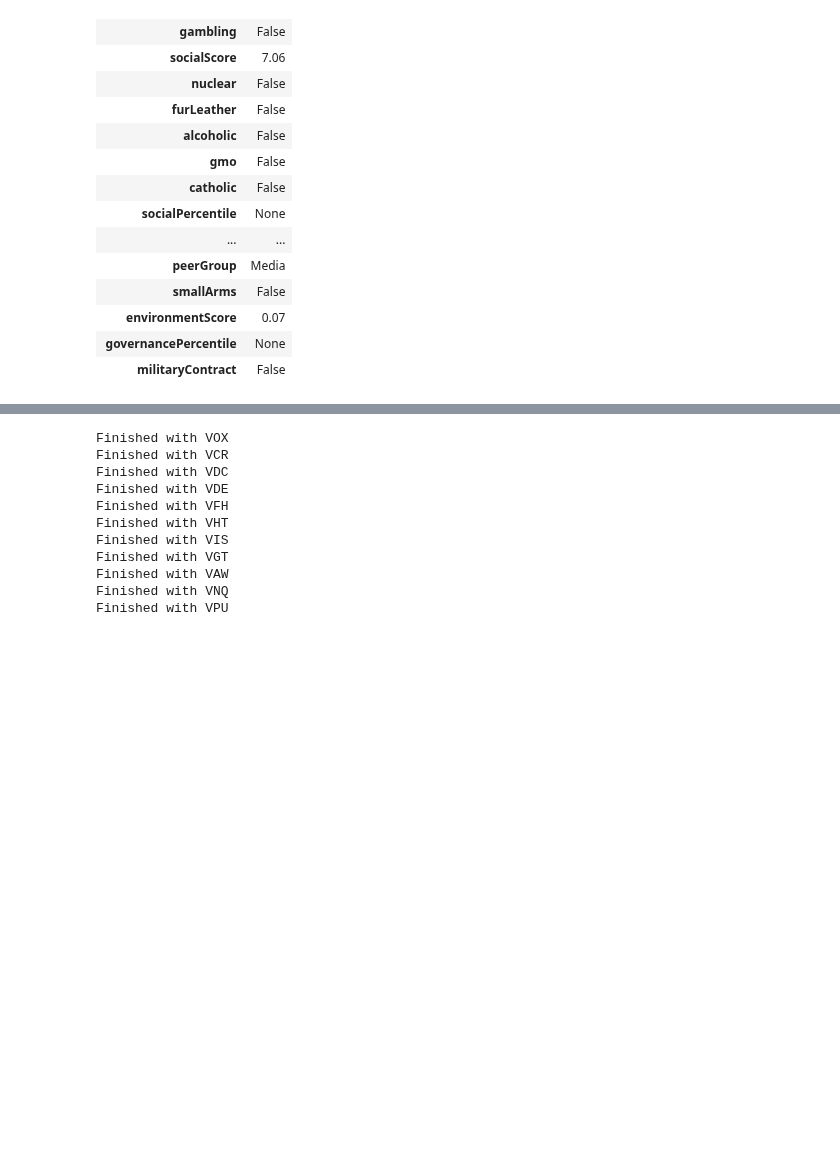
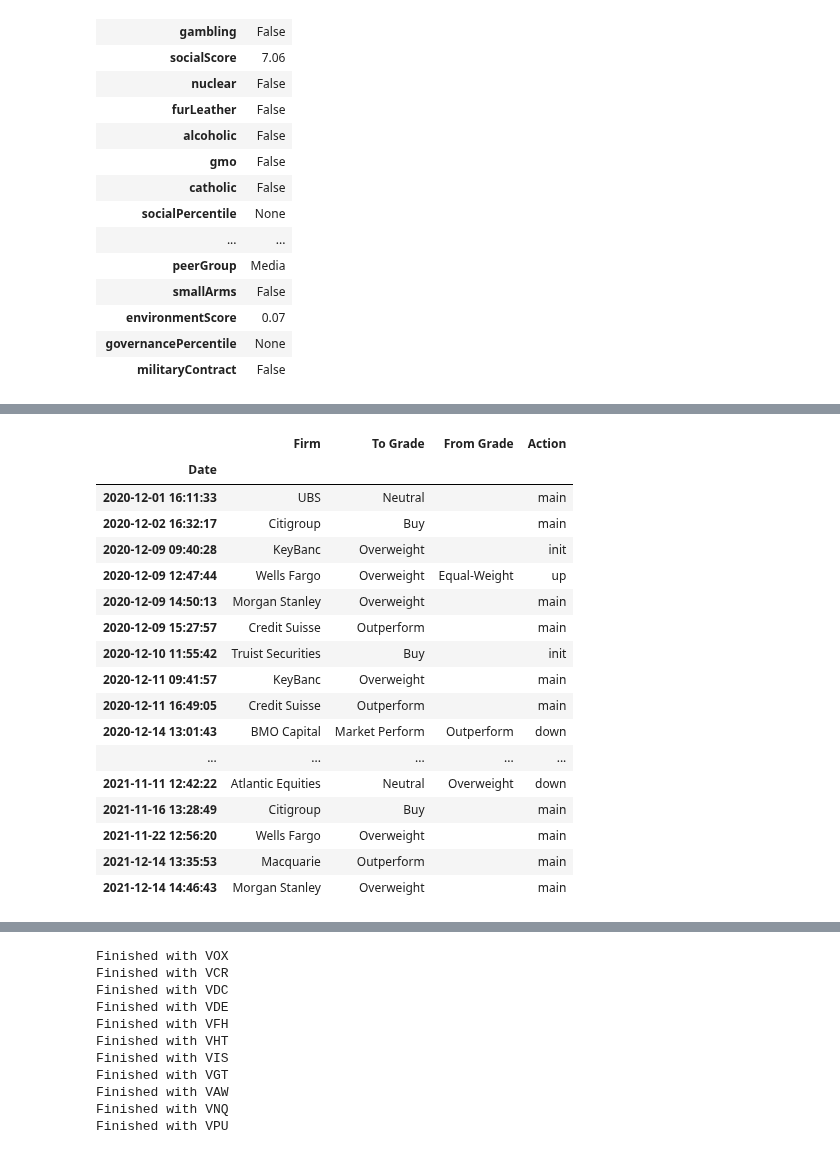
Before and after one commit to kyle-rgb/Discord_Project, a Jupyter notebook: notebooks/Data_Cleaning.ipynb, the cells around one changed output, grey strips where cells are left out. Drawn from its saved outputs; the diff is of its cells as text; code cells hidden in the pictures; blank space fills up the shorter version.

```diff
--- a/notebooks/Data_Cleaning.ipynb
+++ b/notebooks/Data_Cleaning.ipynb
@@ -2642,0 +2656,21 @@ dis_info
+# %%
+tick_sun.recommendations[lambda x: x.index >= dt.datetime(2020, 12, 1)]
+# %% [output]
+|  | Firm | To Grade | From Grade | Action |
+| Date |  |  |  |  |
+| 2020-12-01 16:11:33 | UBS | Neutral |  | main |
+| 2020-12-02 16:32:17 | Citigroup | Buy |  | main |
+| 2020-12-09 09:40:28 | KeyBanc | Overweight |  | init |
+| 2020-12-09 12:47:44 | Wells Fargo | Overweight | Equal-Weight | up |
+| 2020-12-09 14:50:13 | Morgan Stanley | Overweight |  | main |
+| 2020-12-09 15:27:57 | Credit Suisse | Outperform |  | main |
+| 2020-12-10 11:55:42 | Truist Securities | Buy |  | init |
+| 2020-12-11 09:41:57 | KeyBanc | Overweight |  | main |
+| 2020-12-11 16:49:05 | Credit Suisse | Outperform |  | main |
+| 2020-12-14 13:01:43 | BMO Capital | Market Perform | Outperform | down |
+| ... | ... | ... | ... | ... |
+| 2021-11-11 12:42:22 | Atlantic Equities | Neutral | Overweight | down |
+| 2021-11-16 13:28:49 | Citigroup | Buy |  | main |
+| 2021-11-22 12:56:20 | Wells Fargo | Overweight |  | main |
+| 2021-12-14 13:35:53 | Macquarie | Outperform |  | main |
+| 2021-12-14 14:46:43 | Morgan Stanley | Overweight |  | main |
```
Also changed, not shown: parts of 20 cells of this notebook, 1 other file.
